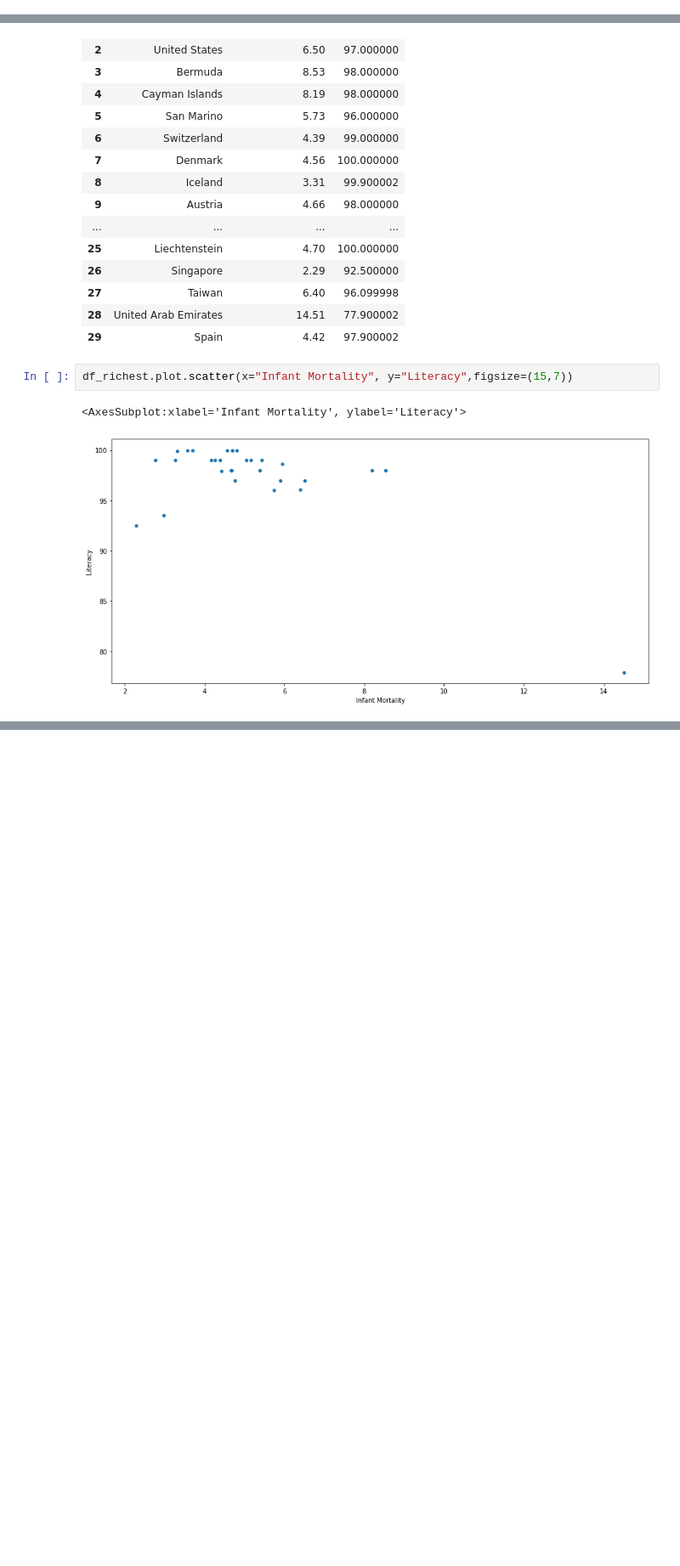
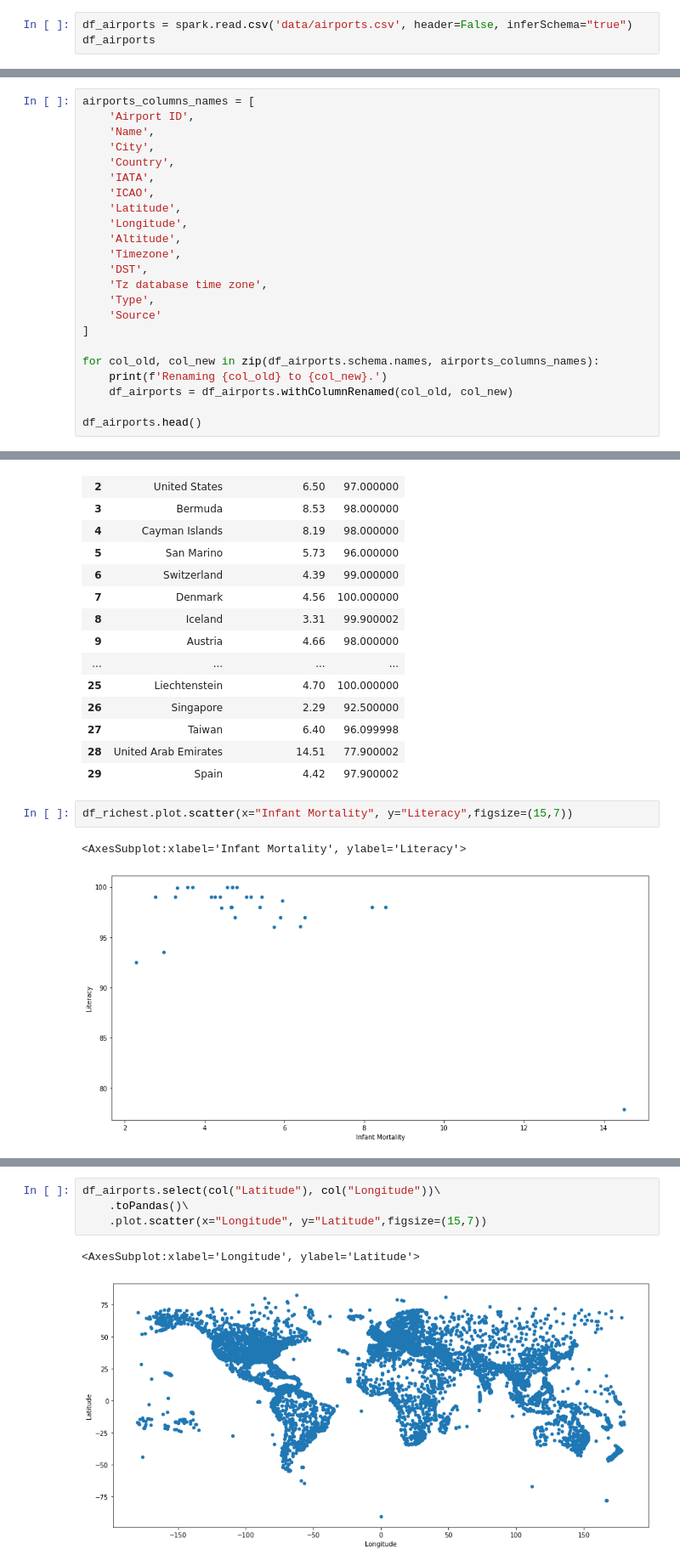
Before and after one commit to arkadiuss/big-data-analysis, a Jupyter notebook: Spark_assigment_2.ipynb, the cells around one changed output, grey strips where cells are left out. Shown at 85% size. Saved outputs shown, nothing was run; the diff lists cells and outputs as text; blank space fills up the shorter version.

```diff
--- a/Spark_assigment_2.ipynb
+++ b/Spark_assigment_2.ipynb
@@ -10,0 +46,3 @@ spark = SparkSession.builder.getOrCreate()
+# %%
+df_airports = spark.read.csv('data/airports.csv', header=False, inferSchema="true")
+df_airports
@@ -10,0 +51,23 @@ spark = SparkSession.builder.getOrCreate()
+# %%
+airports_columns_names = [
+    'Airport ID',
+    'Name',
+    'City',
+    'Country',
+    'IATA',
+    'ICAO',
+    'Latitude',
+    'Longitude',
+    'Altitude',
+    'Timezone',
+    'DST',
+    'Tz database time zone',
+    'Type',
+    'Source'
+]
+
+for col_old, col_new in zip(df_airports.schema.names, airports_columns_names):
+    print(f'Renaming {col_old} to {col_new}.')
+    df_airports = df_airports.withColumnRenamed(col_old, col_new)
+
+df_airports.head()
@@ -60,0 +130,7 @@ df_richest.plot.scatter(x="Infant Mortality", y="Literacy",figsize=(15,7))
+# %%
+df_airports.select(col("Latitude"), col("Longitude"))\
+    .toPandas()\
+    .plot.scatter(x="Longitude", y="Latitude",figsize=(15,7))
+# %% [output]
+<AxesSubplot:xlabel='Longitude', ylabel='Latitude'>
+[figure, added]
```
Also changed, not shown: parts of 23 cells of this notebook.
